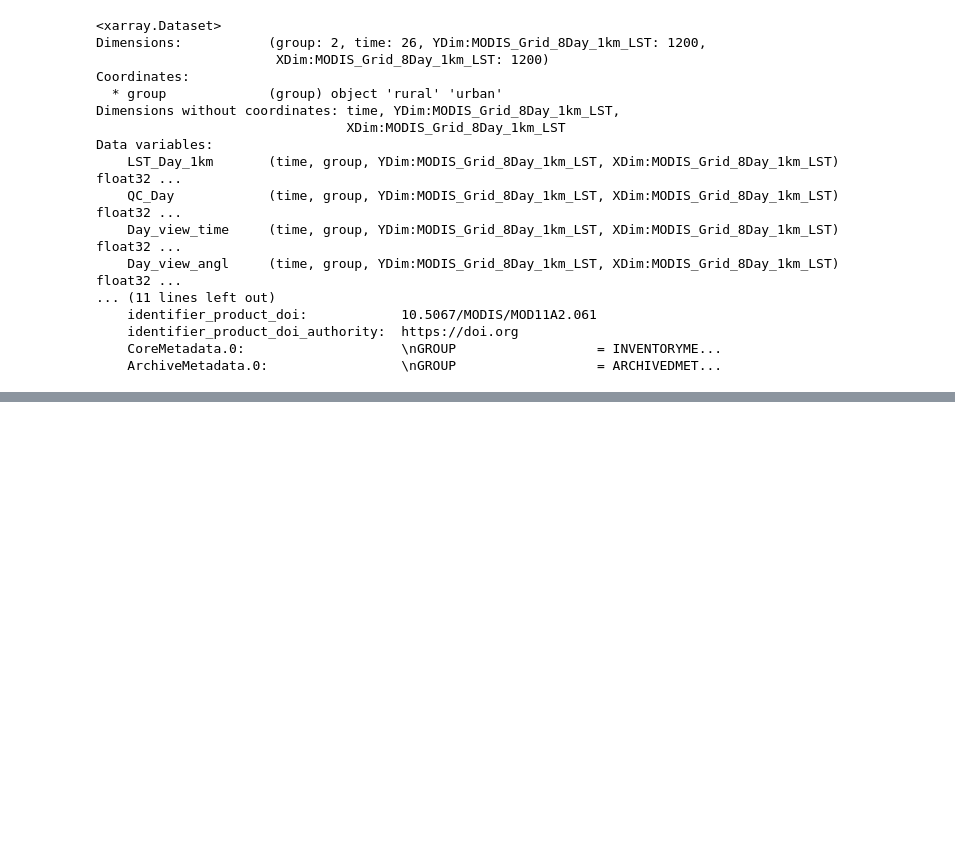
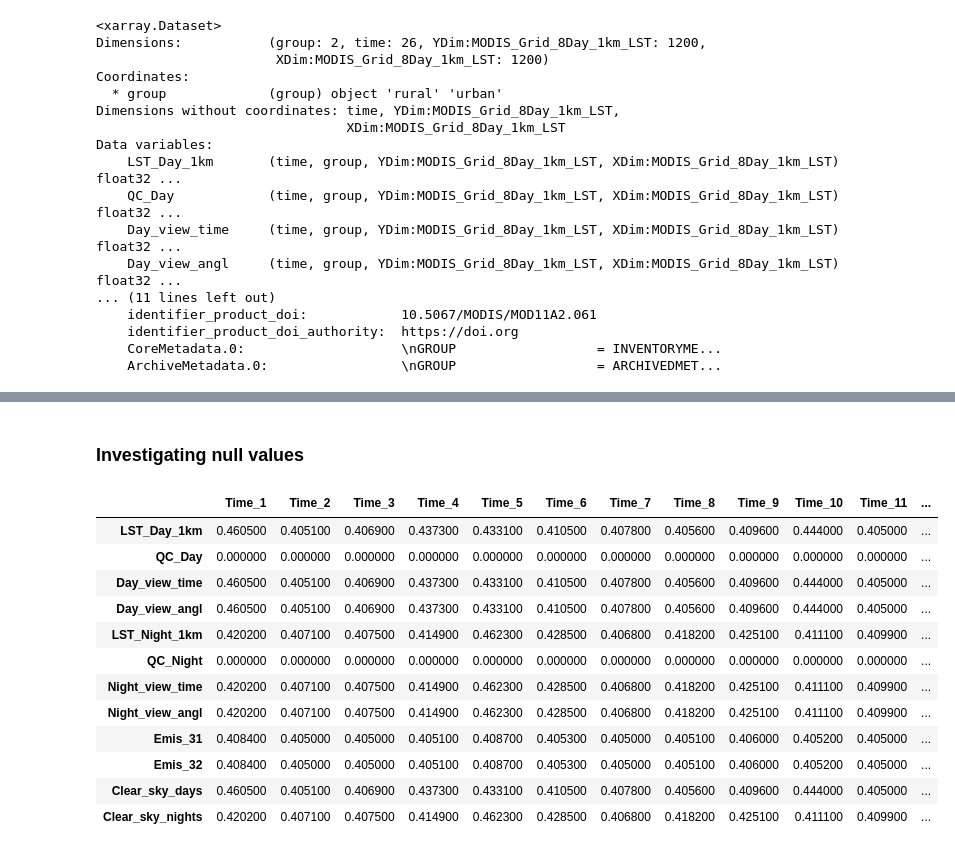
Before and after one commit to jirvingphd/nasa-earth-science, a Jupyter notebook: heat-island-analysis.ipynb, the cells around one changed output, grey strips where cells are left out. Cells and saved outputs as stored; diff of their text form; code cells hidden in the pictures; blank space fills up the shorter version.

```diff
--- a/heat-island-analysis.ipynb
+++ b/heat-island-analysis.ipynb
@@ -925,0 +1232,18 @@ df_urban
+# %% [markdown]
+### Investigating null values
+# %%
+nans_df.style.background_gradient()
+# %% [output]
+|  | Time_1 | Time_2 | Time_3 | Time_4 | Time_5 | Time_6 | Time_7 | Time_8 | Time_9 | Time_10 | Time_11 | ... |
+| LST_Day_1km | 0.460500 | 0.405100 | 0.406900 | 0.437300 | 0.433100 | 0.410500 | 0.407800 | 0.405600 | 0.409600 | 0.444000 | 0.405000 | ... |
+| QC_Day | 0.000000 | 0.000000 | 0.000000 | 0.000000 | 0.000000 | 0.000000 | 0.000000 | 0.000000 | 0.000000 | 0.000000 | 0.000000 | ... |
+| Day_view_time | 0.460500 | 0.405100 | 0.406900 | 0.437300 | 0.433100 | 0.410500 | 0.407800 | 0.405600 | 0.409600 | 0.444000 | 0.405000 | ... |
+| Day_view_angl | 0.460500 | 0.405100 | 0.406900 | 0.437300 | 0.433100 | 0.410500 | 0.407800 | 0.405600 | 0.409600 | 0.444000 | 0.405000 | ... |
+| LST_Night_1km | 0.420200 | 0.407100 | 0.407500 | 0.414900 | 0.462300 | 0.428500 | 0.406800 | 0.418200 | 0.425100 | 0.411100 | 0.409900 | ... |
+| QC_Night | 0.000000 | 0.000000 | 0.000000 | 0.000000 | 0.000000 | 0.000000 | 0.000000 | 0.000000 | 0.000000 | 0.000000 | 0.000000 | ... |
+| Night_view_time | 0.420200 | 0.407100 | 0.407500 | 0.414900 | 0.462300 | 0.428500 | 0.406800 | 0.418200 | 0.425100 | 0.411100 | 0.409900 | ... |
+| Night_view_angl | 0.420200 | 0.407100 | 0.407500 | 0.414900 | 0.462300 | 0.428500 | 0.406800 | 0.418200 | 0.425100 | 0.411100 | 0.409900 | ... |
+| Emis_31 | 0.408400 | 0.405000 | 0.405000 | 0.405100 | 0.408700 | 0.405300 | 0.405000 | 0.405100 | 0.406000 | 0.405200 | 0.405000 | ... |
+| Emis_32 | 0.408400 | 0.405000 | 0.405000 | 0.405100 | 0.408700 | 0.405300 | 0.405000 | 0.405100 | 0.406000 | 0.405200 | 0.405000 | ... |
+| Clear_sky_days | 0.460500 | 0.405100 | 0.406900 | 0.437300 | 0.433100 | 0.410500 | 0.407800 | 0.405600 | 0.409600 | 0.444000 | 0.405000 | ... |
+| Clear_sky_nights | 0.420200 | 0.407100 | 0.407500 | 0.414900 | 0.462300 | 0.428500 | 0.406800 | 0.418200 | 0.425100 | 0.411100 | 0.409900 | ... |
```
Also changed, not shown: parts of 44 cells of this notebook.
